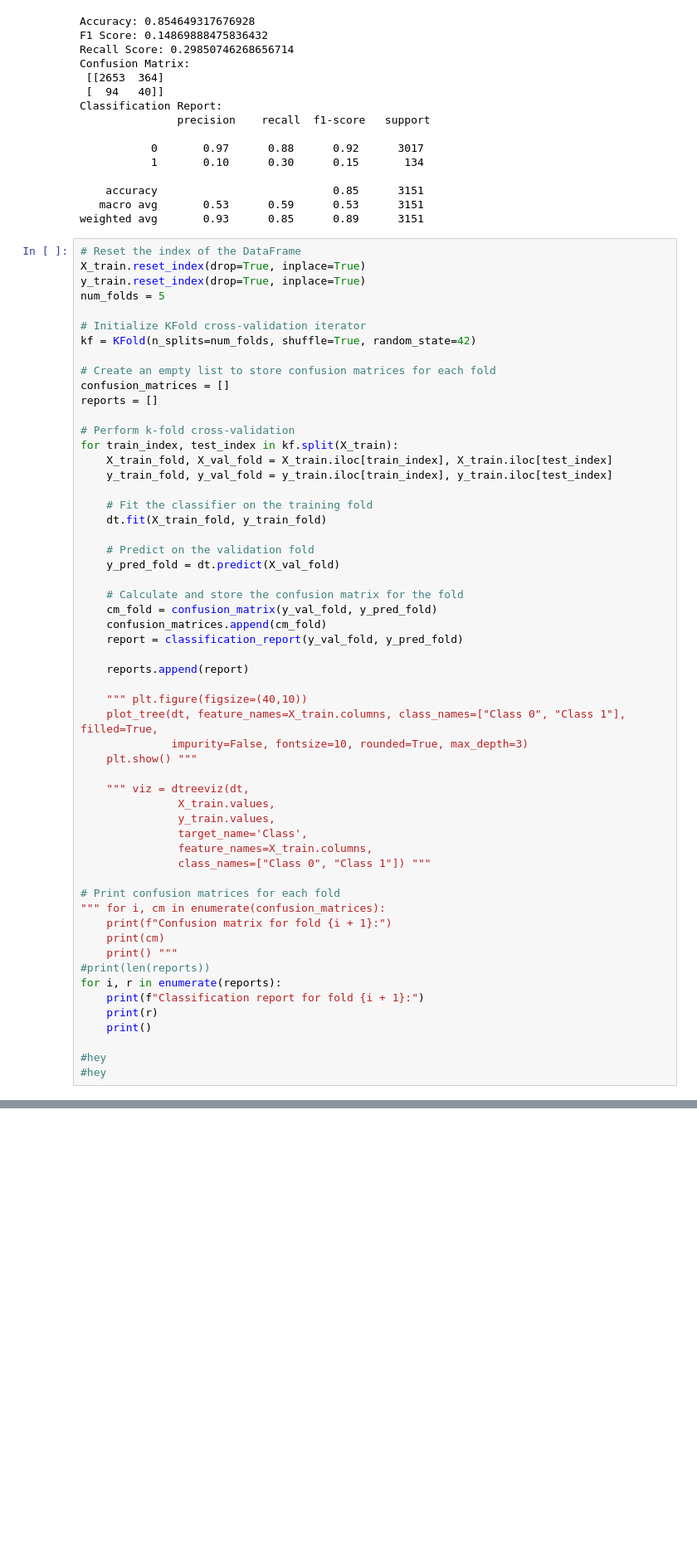
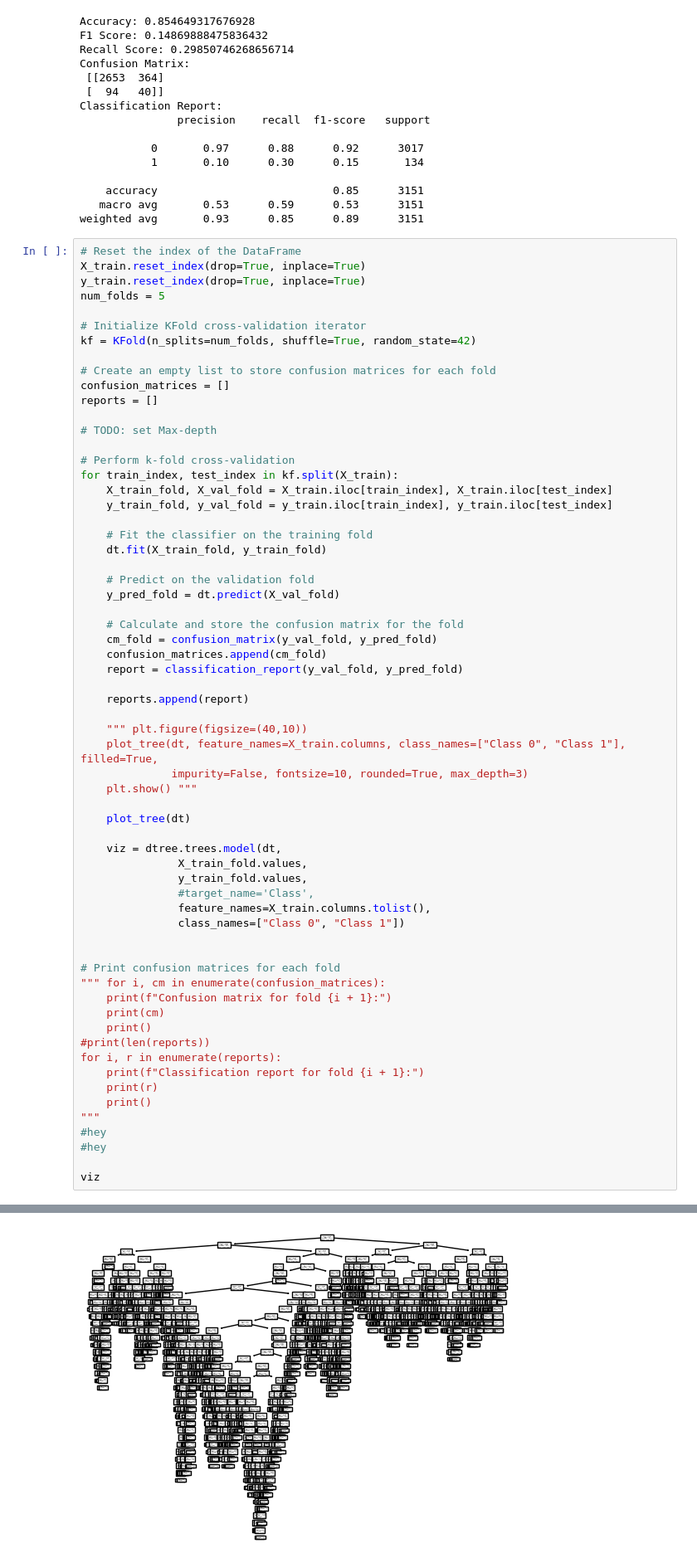
Before and after one commit to ChinSekYi/Machine-Learning-Projects, a Jupyter notebook: code/decision_tree.ipynb, the cells around one changed output, grey strips where cells are left out. Shown at 83% size. Drawn from its saved outputs; the diff is of its cells as text; blank space fills up the shorter version.

Commit message:
update dtreeviz

```diff
--- a/code/decision_tree.ipynb
+++ b/code/decision_tree.ipynb
@@ -67,6 +71,8 @@ kf = KFold(n_splits=num_folds, shuffle=True, random_state=42)
 # Create an empty list to store confusion matrices for each fold
 confusion_matrices = []
 reports = []
+
+# TODO: set Max-depth
 
 # Perform k-fold cross-validation
 for train_index, test_index in kf.split(X_train):
@@ -91,24 +97,29 @@ for train_index, test_index in kf.split(X_train):
               impurity=False, fontsize=10, rounded=True, max_depth=3)
     plt.show() """
 
-    """ viz = dtreeviz(dt,
-               X_train.values,
-               y_train.values,
-               target_name='Class',
-               feature_names=X_train.columns,
-               class_names=["Class 0", "Class 1"]) """
+    plot_tree(dt)
+
+    viz = dtree.trees.model(dt,
+               X_train_fold.values,
+               y_train_fold.values,
+               #target_name='Class',
+               feature_names=X_train.columns.tolist(),
+               class_names=["Class 0", "Class 1"])
+
 
 # Print confusion matrices for each fold
 """ for i, cm in enumerate(confusion_matrices):
     print(f"Confusion matrix for fold {i + 1}:")
     print(cm)
-    print() """
+    print()
 #print(len(reports))
 for i, r in enumerate(reports):
     print(f"Classification report for fold {i + 1}:")
     print(r)
     print()
-
+"""
 #hey
 #hey
+
+viz
 # %% [output]
@@ -132,3 +132,4 @@ weighted avg       0.89      0.89      0.89      2795
+[figure, added]
 # %%
 scoring = ['accuracy', 'f1', 'recall', 'precision', 'roc_auc']
 kf = KFold(n_splits=num_folds, shuffle=True, random_state=42)
```
Also changed, not shown: parts of 4 cells of this notebook, 1 other file.
